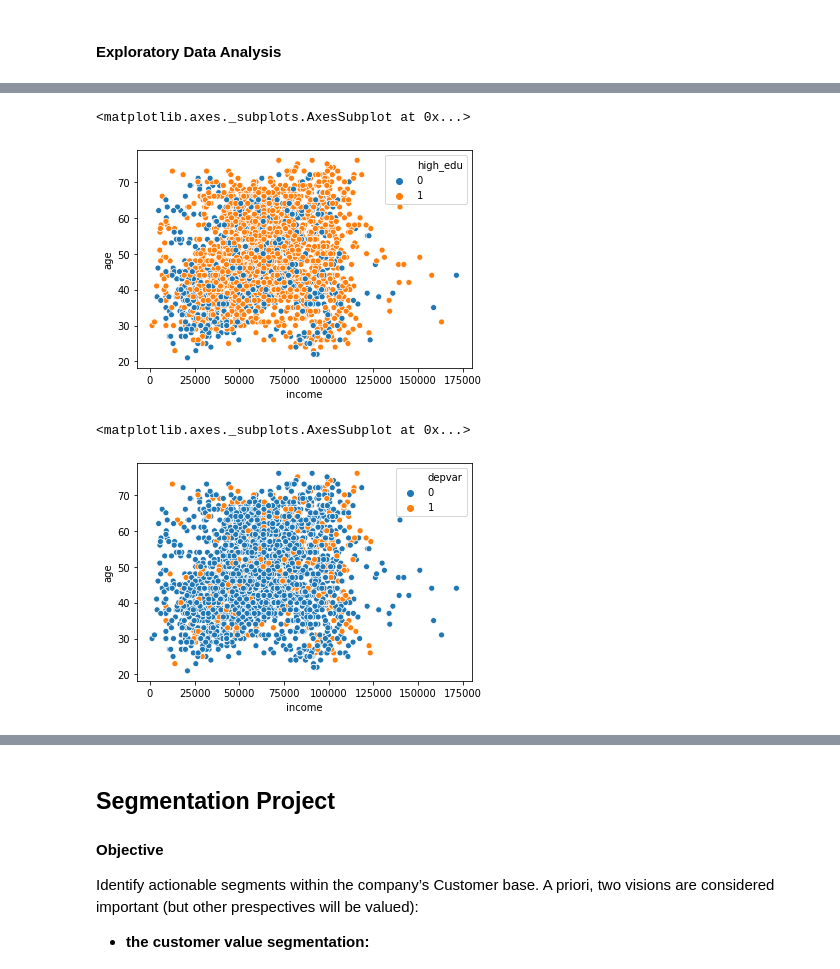
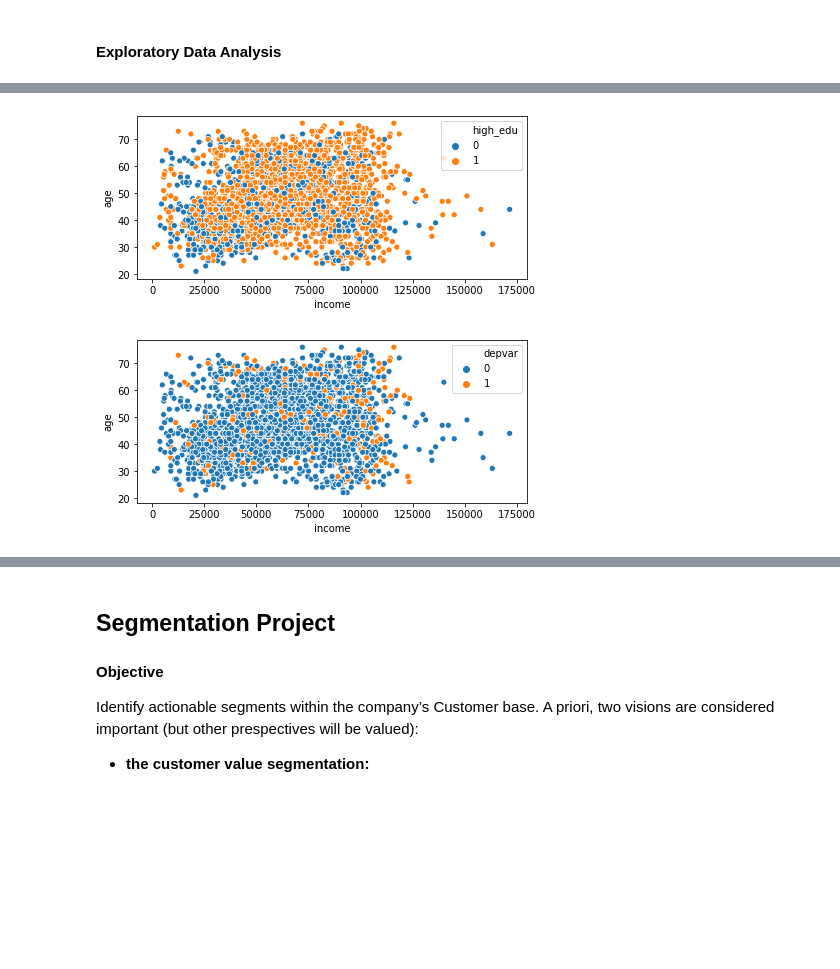
Before and after one commit to EDSA2020/project, a Jupyter notebook: MLaDS_Project.ipynb, the cells around one changed output, grey strips where cells are left out. Saved outputs shown, nothing was run; the diff lists cells and outputs as text; code cells hidden in the pictures; blank space fills up the shorter version.

```diff
--- a/MLaDS_Project.ipynb
+++ b/MLaDS_Project.ipynb
@@ -222,14 +221,23 @@ g33['dt_customer'].iloc[3].year
 # %%
-# Some preliminary transformations
+# Data Transformations
+# get customer's age
 g33['age'] = date.today().year - g33['year_birth']
+# get customer's years as client
 g33['customeryears'] = g33['dt_customer'].apply(lambda x: date.today().year - x.year)
+# get customer's total dependents
 g33['dependents'] = g33['kidhome'] + g33['teenhome']
+# simplify marital status
 g33['marital_status'].replace('together','married', inplace = True)
+# simplify education status
 g33['high_edu'] = np.where((g33['education']=='graduation')|
                            (g33['education']=='master')|
                            (g33['education']=='phd'),1,0)
-g33['acceptedc']=g33['acceptedcmp1']+g33['acceptedcmp2']+g33['acceptedcmp3']+g33['acceptedcmp4']+g33['acceptedcmp5']
-g33['mnt']=g33['mntsneakers']+g33['mntrackets']+g33['mnttshirts']+g33['mntwatches']+g33['mnthats']+g33['mntpremium_brand']
+# total number of campaigns previously accepted
+g33['acceptedc'] = g33['acceptedcmp1']+g33['acceptedcmp2']+g33['acceptedcmp3']+g33['acceptedcmp4']+g33['acceptedcmp5']
+# total amount previously spent
+g33['mnt'] = g33['mntsneakers']+g33['mntrackets']+g33['mnttshirts']+g33['mntwatches']+g33['mnthats']+g33['mntpremium_brand']
+# for palette use
+g33['cdepvar'] = g33['depvar'].apply(lambda x: 'sale' if x == 1 else 'nosale')
 g33.describe()
 # %% [output]
 |  | year_birth | income | kidhome | teenhome | recency | mntsneakers | mnttshirts | mntrackets | mntwatches | ... |
@@ -295,10 +347,10 @@ Name: teenhome, dtype: int64
 # %%
-sns.scatterplot(x = 'income', y = 'age',hue = 'high_edu', data = g33)
+plt.figure(figsize=(7,3))
+sns.scatterplot(x = 'income', y = 'age',hue = 'high_edu', data = g33);
 # %% [output]
-<matplotlib.axes._subplots.AxesSubplot at 0x...>
-[figure, old version]
+[figure, new version]
 # %%
-sns.scatterplot(x = 'income', y = 'age',hue = 'depvar', data = g33)
+plt.figure(figsize=(7,3))
+sns.scatterplot(x = 'income', y = 'age',hue = 'depvar', data = g33);
 # %% [output]
-<matplotlib.axes._subplots.AxesSubplot at 0x...>
-[figure, old version]
+[figure, new version]
```
Also changed, not shown: parts of 32 cells of this notebook.
